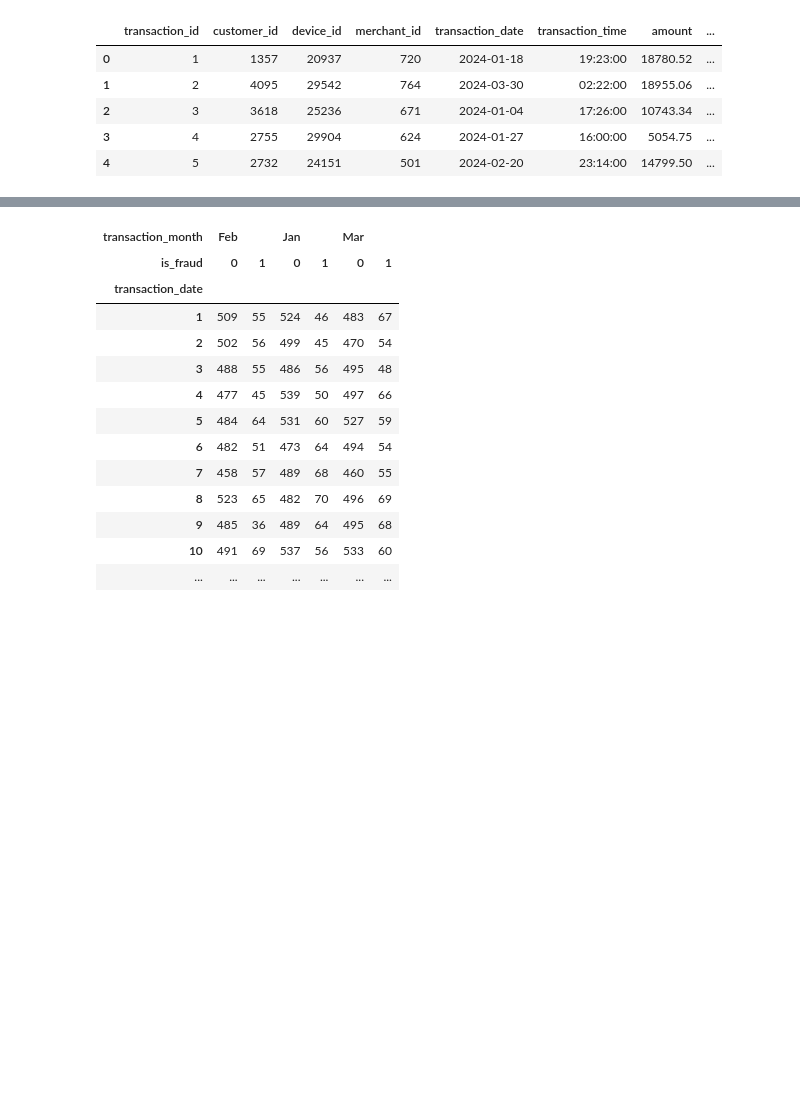
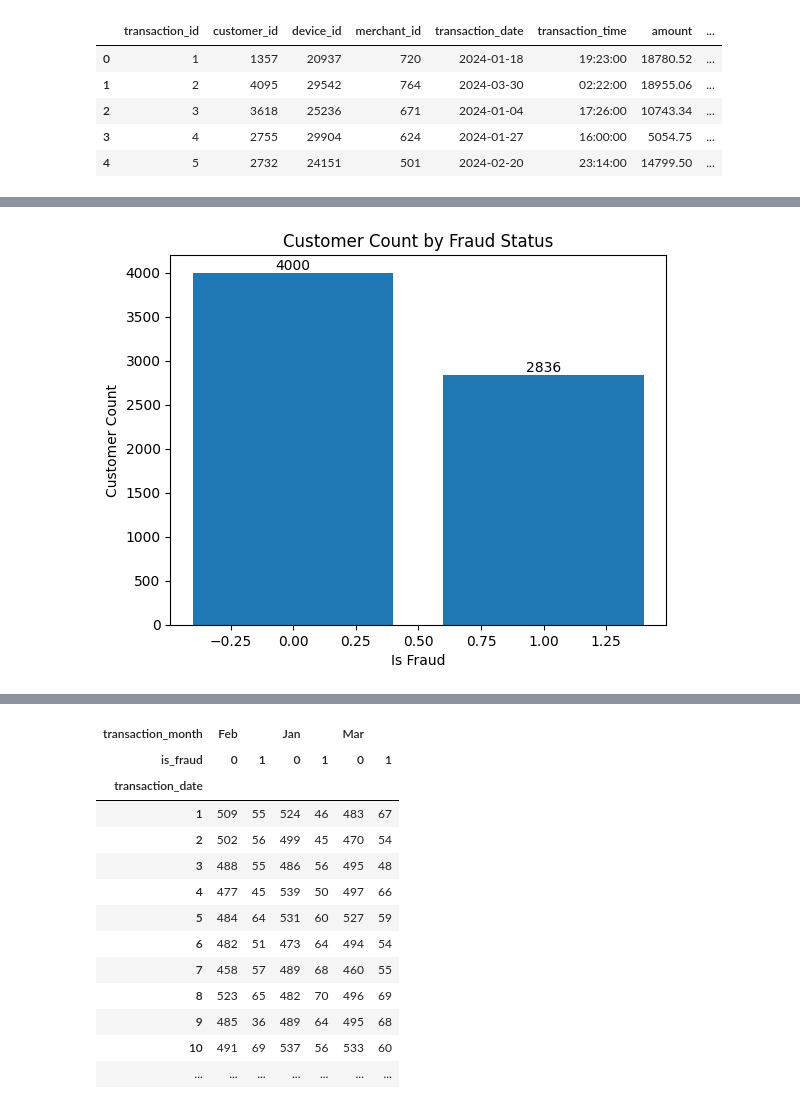
Before and after one commit to midhunmanohar25/Fraud_Detection_Project, a Jupyter notebook: notebooks/03_Multivariate_EDA_Fraud_Detection.ipynb, the cells around one changed output, grey strips where cells are left out. Saved outputs shown, nothing was run; the diff lists cells and outputs as text; code cells hidden in the pictures; blank space fills up the shorter version.

```diff
--- a/notebooks/03_Multivariate_EDA_Fraud_Detection.ipynb
+++ b/notebooks/03_Multivariate_EDA_Fraud_Detection.ipynb
@@ -20,0 +53,21 @@ df.head()
+# %%
+customer_count = df.groupby('is_fraud')['customer_id'].nunique().reset_index()
+customer_count.columns = ['is_fraud', 'count']
+bars = plt.bar(customer_count['is_fraud'], customer_count['count'])
+plt.xlabel('Is Fraud')
+plt.ylabel('Customer Count')
+plt.title('Customer Count by Fraud Status')
+
+# Add values on top of bars
+for bar in bars:
+    height = bar.get_height()
+    plt.text(
+        bar.get_x() + bar.get_width()/2,   # X position
+        height,                            # Y position
+        f'{int(height)}',                  # Text
+        ha='center',
+        va='bottom'
+    )
+plt.show()
+# %% [output]
+[figure, added]
```
Also changed, not shown: parts of 12 cells of this notebook, 2 other files.
